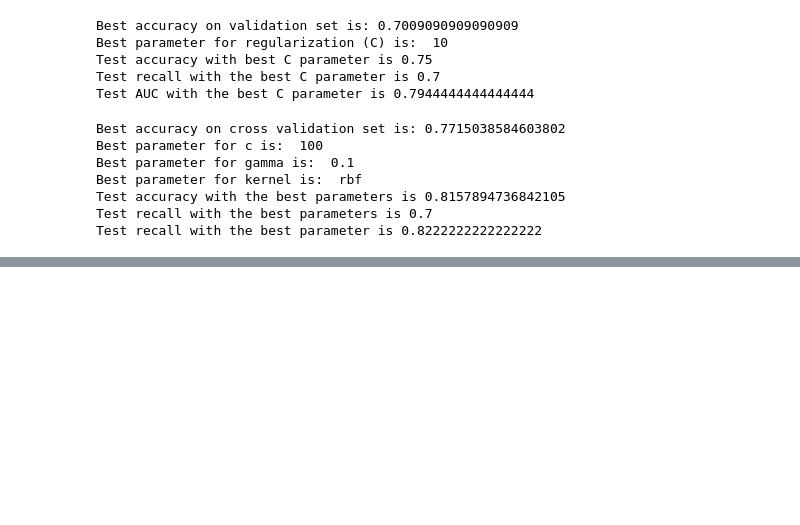
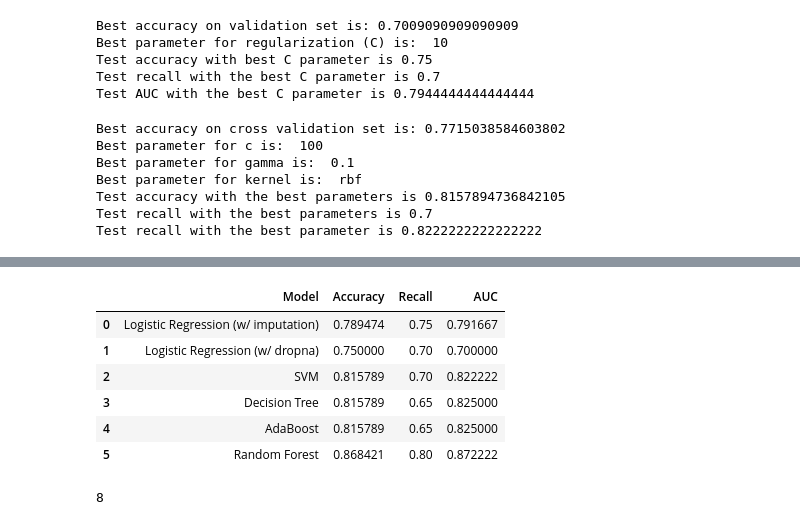
Before and after one commit to abh0798/ML-Project, a Jupyter notebook: Untitled0.ipynb, the cells around one changed output, grey strips where cells are left out. Saved outputs shown, nothing was run; the diff lists cells and outputs as text; code cells hidden in the pictures; blank space fills up the shorter version.

```diff
--- a/Untitled0.ipynb
+++ b/Untitled0.ipynb
@@ -393,0 +443,37 @@ Test recall with the best parameter is 0.8222222222222222
+# %%
+best_score = 0
+
+for M in range(2, 15, 2): # combines M trees
+    for lr in [0.0001, 0.001, 0.01, 0.1, 1]:
+        # train the model
+        boostModel = AdaBoostClassifier(n_estimators=M, learning_rate=lr, random_state=0)
+
+        # perform cross-validation
+        scores = cross_val_score(boostModel, X_trainval_scaled, Y_trainval, cv=kfolds, scoring='accuracy')
+
+        # compute mean cross-validation accuracy
+        score = np.mean(scores)
+
+        # if we got a better score, store the score and parameters
+        if score > best_score:
+            best_score = score
+            best_M = M
+            best_lr = lr
+
+# Rebuild a model on the combined training and validation set
+SelectedBoostModel = AdaBoostClassifier(n_estimators=M, learning_rate=lr, random_state=0).fit(X_trainval_scaled, Y_trainval )
+
+PredictedOutput = SelectedBoostModel.predict(X_test_scaled)
+test_score = SelectedBoostModel.score(X_test_scaled, Y_test)
+test_recall = recall_score(Y_test, PredictedOutput, pos_label=1)
+fpr, tpr, thresholds = roc_curve(Y_test, PredictedOutput, pos_label=1)
+test_auc = auc(fpr, tpr)
+print("Best accuracy on validation set is:", best_score)
+print("Best parameter of M is: ", best_M)
+print("best parameter of LR is: ", best_lr)
+print("Test accuracy with the best parameter is", test_score)
+print("Test recall with the best parameters is:", test_recall)
+print("Test AUC with the best parameters is:", test_auc)
+
+m = 'AdaBoost'
+acc.append([m, test_score, test_recall, test_auc, fpr, tpr, thresholds])
@@ -393,0 +561,21 @@ Test recall with the best parameter is 0.8222222222222222
+# %%
+df.head()
+result = pd.DataFrame(acc, columns=['Model', 'Accuracy', 'Recall', 'AUC', 'FPR', 'TPR', 'TH'])
+result[['Model', 'Accuracy', 'Recall', 'AUC']]
+# %% [output]
+|  | Model | Accuracy | Recall | AUC |
+| 0 | Logistic Regression (w/ imputation) | 0.789474 | 0.75 | 0.791667 |
+| 1 | Logistic Regression (w/ dropna) | 0.750000 | 0.70 | 0.700000 |
+| 2 | SVM | 0.815789 | 0.70 | 0.822222 |
+| 3 | Decision Tree | 0.815789 | 0.65 | 0.825000 |
+| 4 | AdaBoost | 0.815789 | 0.65 | 0.825000 |
+| 5 | Random Forest | 0.868421 | 0.80 | 0.872222 |
+# %%
+learning_rate=0.3
+training_epochs=1000
+cost_history=np.empty(shape=[1], dtype=float)
+n_dim=X_trainval_scaled.shape[1]
+print(n_dim)
+n_class=2
+# %% [output]
+8
```
Also changed, not shown: parts of 9 cells of this notebook.
